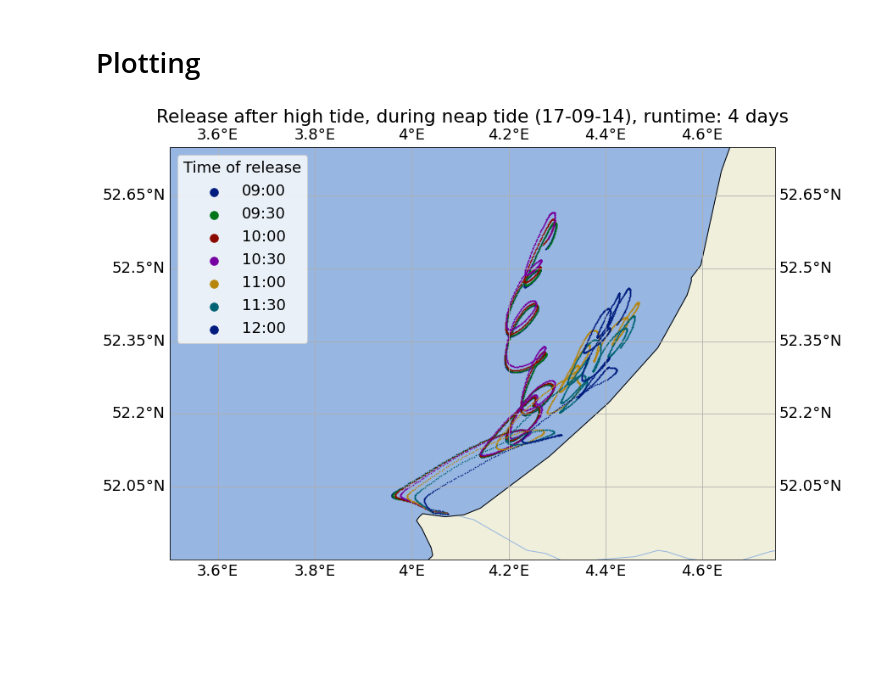
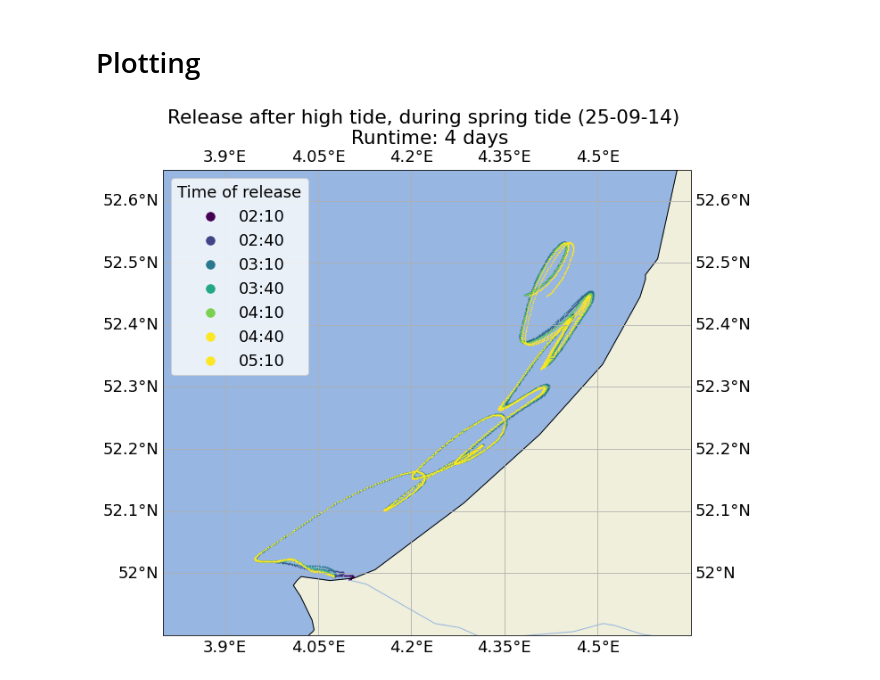
Before and after one commit to CasparJungbacker/BScThesis, a Jupyter notebook: Runs/sim_surface_high_tide_spring_multiple_days.ipynb, the cells around one changed output. Saved outputs shown, nothing was run; the diff lists cells and outputs as text; code cells hidden in the pictures; blank space fills up the shorter version.

```diff
--- a/Runs/sim_surface_high_tide_spring_multiple_days.ipynb
+++ b/Runs/sim_surface_high_tide_spring_multiple_days.ipynb
@@ -18,6 +19,7 @@ INFO: Compiled ParcelsRandom ==> /tmp/parcels-1000/libparcels_random_2fcd7598-e5
 # %%
 plt.style.use('seaborn-dark-palette')
 plt.rcParams.update({'font.size': 18, 'figure.figsize': (12.8, 9.6)})
+cmap = mpl.cm.get_cmap('viridis')
 # %%
 save_plots = True
 # %% [markdown]
@@ -26,7 +28,7 @@ save_plots = True
 def get_map():
     ax = plt.axes(projection=ccrs.PlateCarree())
     fig = plt.gcf()
-    ax.set_extent([3.5,4.75,51.9,52.75])
+    ax.set_extent([3.8,4.65,51.9,52.65])
     ax.coastlines()
     ax.add_feature(cf.BORDERS)
     ax.add_feature(cf.LAND)
@@ -101,7 +103,7 @@ output_file.close()
 # %% [markdown]
 # Loading the output file
 # %%
-output = xr.open_dataset("surface_high_tide_output_four_days.nc")
+output = xr.open_dataset("surface_high_tide_spring_four_days_output.nc")
 # %% [markdown]
 # Plotting
 # %%
@@ -110,11 +112,11 @@ y = output['lat'].values
 # %%
 fig, ax = get_map()
 for i in range(len(x)):
-    ax.scatter(x[i], y[i], label=output.time[i,0].dt.strftime("%H:%M").values, s=0.4)
+    ax.scatter(x[i], y[i], label=output.time[i,0].dt.strftime("%H:%M").values, s=0.4, color=cmap(0.2*i))
 ax.legend(loc="upper left", markerscale=15, title="Time of release")
-ax.set_title(f'Release after high tide, during neap tide ({output.time[0,0].dt.strftime("%d-%m-%y").values}), runtime: 4 days')
+ax.set_title(f'Release after high tide, during spring tide ({output.time[0,0].dt.strftime("%d-%m-%y").values}) \n Runtime: 4 days')
 
 if save_plots:
-    plt.gcf().savefig("../figs/sim_surface_high_tide_neap_4_days.pdf", bbox_inches="tight")
+    plt.gcf().savefig("../figs/sim_surface_high_tide_spring_four_days.pdf", bbox_inches="tight")
 # %% [output]
-[figure, old version]
+[figure, new version]
```
Also changed, not shown: parts of 5 cells of this notebook, 4 other files.
